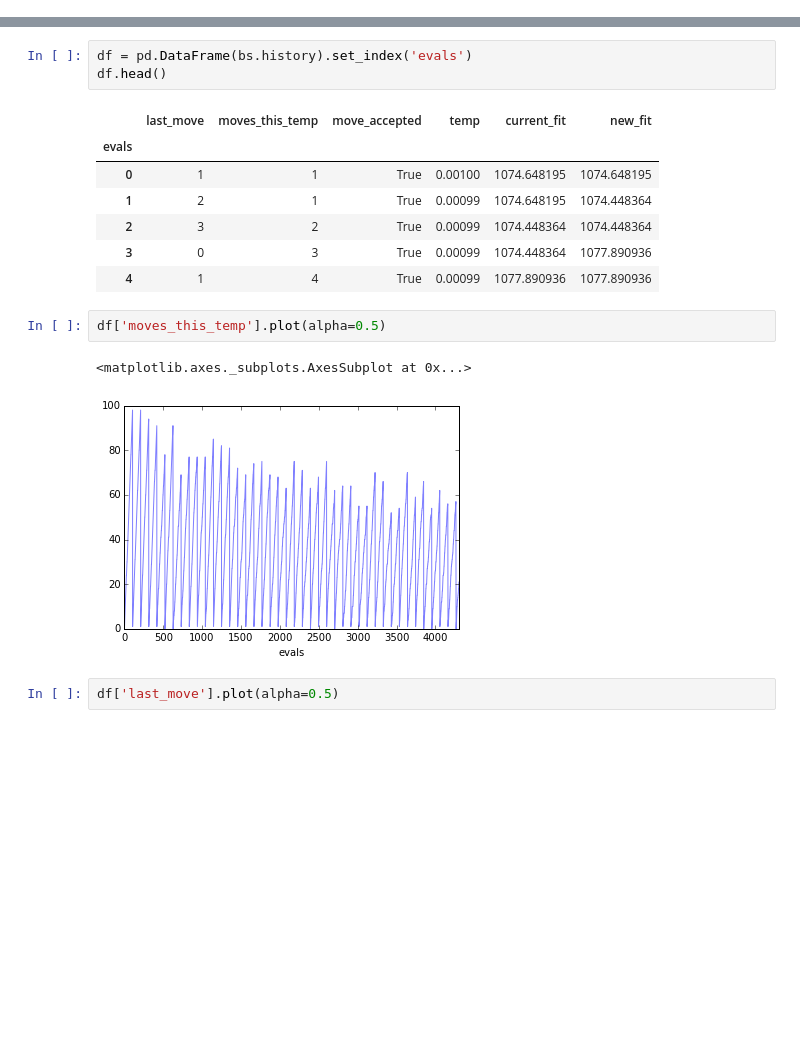
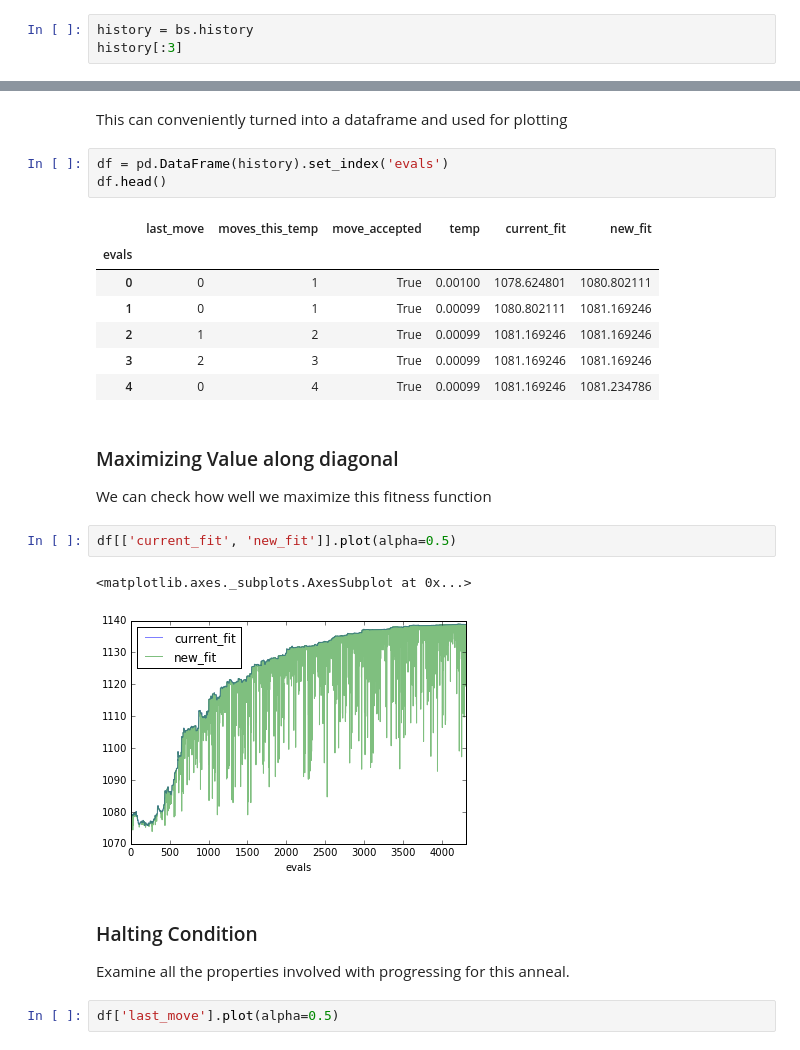
Before and after one commit to peterwinter/boxcluster_tutorial, a Jupyter notebook: matrixsort.ipynb, the cells around one changed output, grey strips where cells are left out. Drawn from its saved outputs; the diff is of its cells as text; blank space fills up the shorter version.

```diff
--- a/matrixsort.ipynb
+++ b/matrixsort.ipynb
@@ -47,0 +89,3 @@ Result
+# %%
+history = bs.history
+history[:3]
@@ -48,19 +96,29 @@ Result
+# %% [markdown]
+This can conveniently turned into a dataframe and used for plotting
 # %%
-df = pd.DataFrame(bs.history).set_index('evals')
+df = pd.DataFrame(history).set_index('evals')
 df.head()
 # %% [output]
 |  | last_move | moves_this_temp | move_accepted | temp | current_fit | new_fit |
 | evals |  |  |  |  |  |  |
-| 0 | 1 | 1 | True | 0.00100 | 1074.648195 | 1074.648195 |
-| 1 | 2 | 1 | True | 0.00099 | 1074.648195 | 1074.448364 |
-| 2 | 3 | 2 | True | 0.00099 | 1074.448364 | 1074.448364 |
-| 3 | 0 | 3 | True | 0.00099 | 1074.448364 | 1077.890936 |
-| 4 | 1 | 4 | True | 0.00099 | 1077.890936 | 1077.890936 |
+| 0 | 0 | 1 | True | 0.00100 | 1078.624801 | 1080.802111 |
+| 1 | 0 | 1 | True | 0.00099 | 1080.802111 | 1081.169246 |
+| 2 | 1 | 2 | True | 0.00099 | 1081.169246 | 1081.169246 |
+| 3 | 2 | 3 | True | 0.00099 | 1081.169246 | 1081.169246 |
+| 4 | 0 | 4 | True | 0.00099 | 1081.169246 | 1081.234786 |
+# %% [markdown]
+### Maximizing Value along diagonal
+
+We can check how well we maximize this fitness function
 # %%
-df['moves_this_temp'].plot(alpha=0.5)
+df[['current_fit', 'new_fit']].plot(alpha=0.5)
 # %% [output]
 <matplotlib.axes._subplots.AxesSubplot at 0x...>
-[figure, old version]
+[figure, new version]
+# %% [markdown]
+### Halting Condition
+
+Examine all the properties involved with progressing for this anneal.
 # %%
 df['last_move'].plot(alpha=0.5)
 # %% [output]
```
Also changed, not shown: parts of 27 cells of this notebook, 1 other file.
